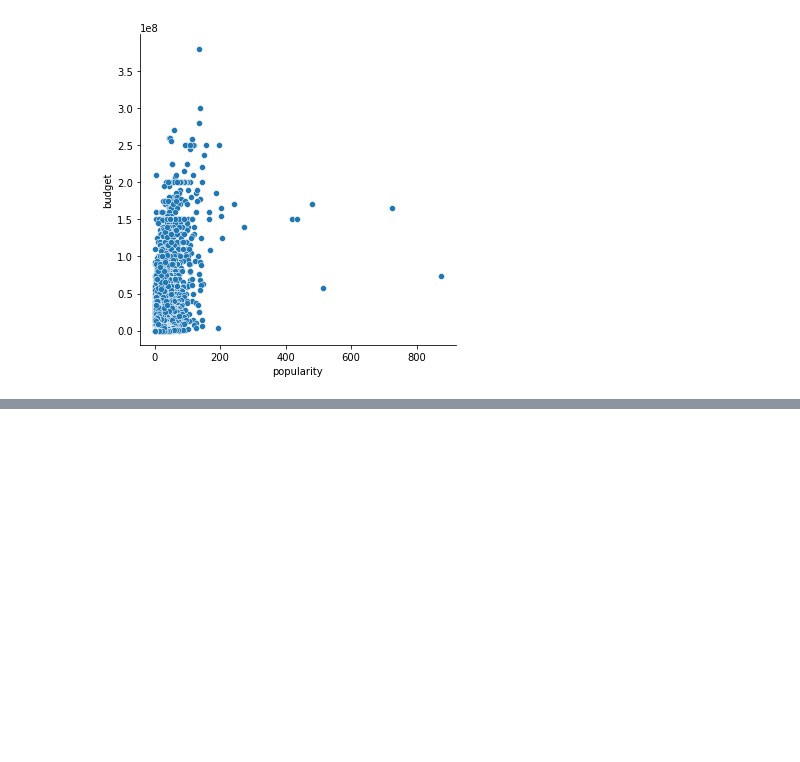
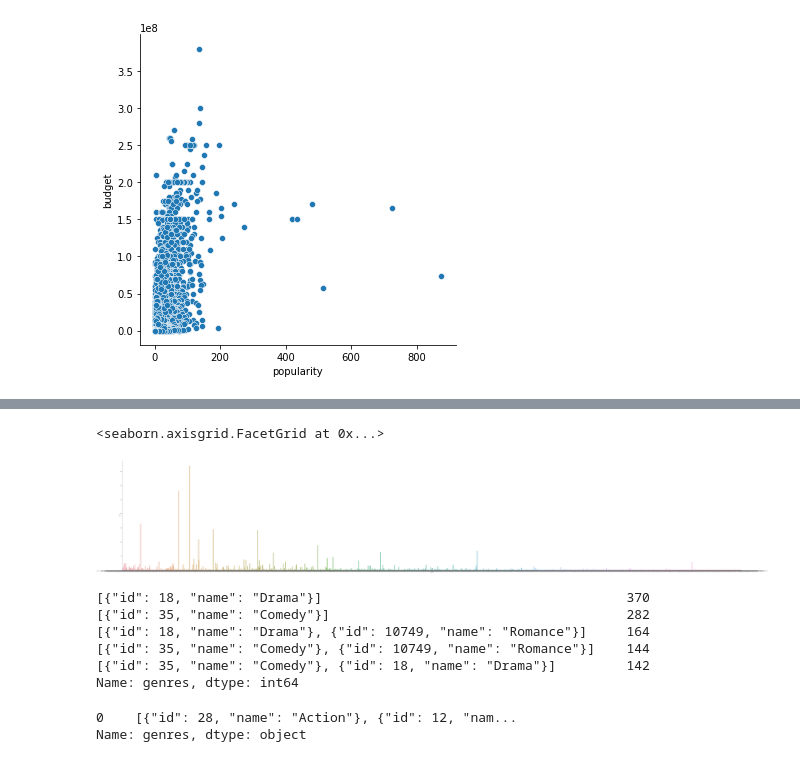
Before and after one commit to Guillaume-Lazaro/PythonEDA, a Jupyter notebook: Projet/Test données TMDB.ipynb, the cells around one changed output, grey strips where cells are left out. Cells and saved outputs as stored; diff of their text form; code cells hidden in the pictures; blank space fills up the shorter version.

```diff
--- a/Projet/Test données TMDB.ipynb
+++ b/Projet/Test données TMDB.ipynb
@@ -54,0 +74,23 @@ budget_popularity_sample = sns.relplot(x="popularity", y="budget", data=tmdb_sam
+# %%
+sns.catplot(x="genres", data=tmdb, kind="count", aspect=6, height=20)
+# Beaucoup trop grand et illisible
+# %% [output]
+<seaborn.axisgrid.FacetGrid at 0x...>
+[figure, added]
+# %%
+# Là on ne prend que les 5 genres les plus présent dans le dataset
+genre_count = tmdb['genres'].value_counts()
+genre_count = genre_count[:5,]
+genre_count
+# %% [output]
+[{"id": 18, "name": "Drama"}]                                       370
+[{"id": 35, "name": "Comedy"}]                                      282
+[{"id": 18, "name": "Drama"}, {"id": 10749, "name": "Romance"}]     164
+[{"id": 35, "name": "Comedy"}, {"id": 10749, "name": "Romance"}]    144
+[{"id": 35, "name": "Comedy"}, {"id": 18, "name": "Drama"}]         142
+Name: genres, dtype: int64
+# %%
+tmdb['genres'].iloc[[0]]
+# %% [output]
+0    [{"id": 28, "name": "Action"}, {"id": 12, "nam...
+Name: genres, dtype: object
```
Also changed, not shown: parts of 10 cells of this notebook.
